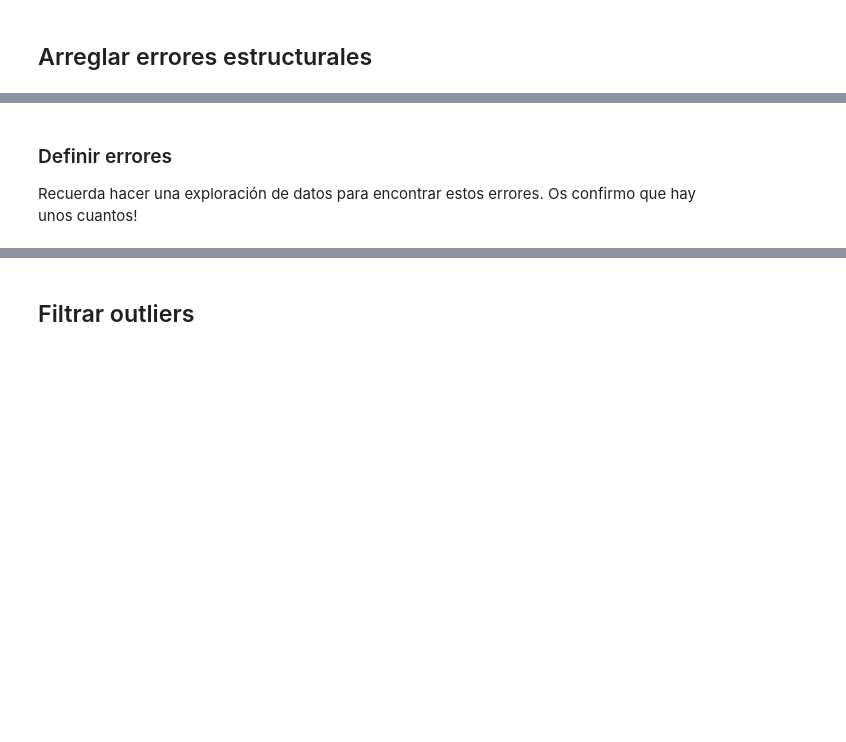
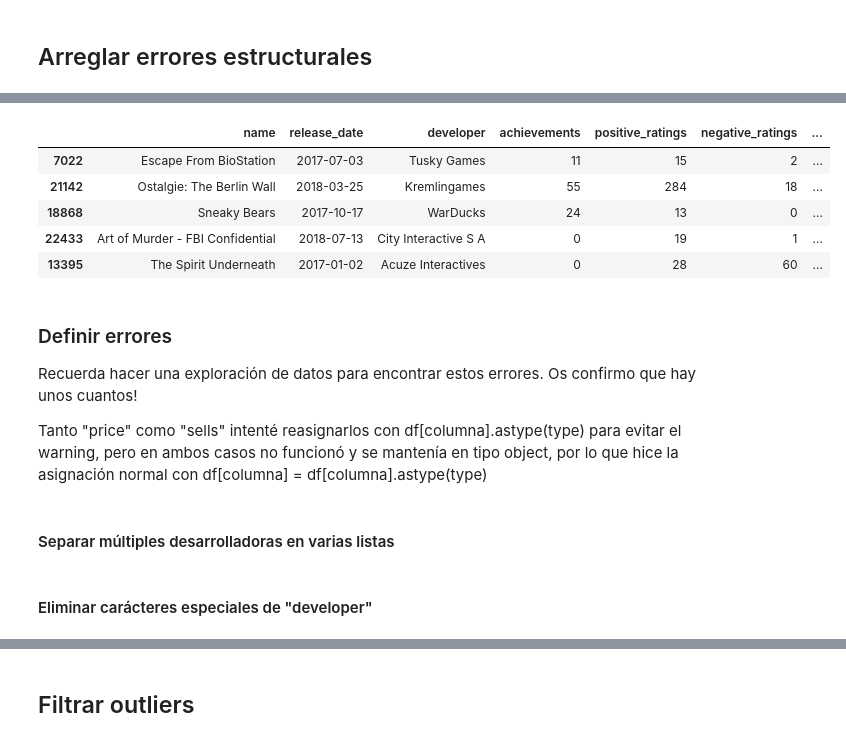
Before and after one commit to Facusc16/introduccion-a-la-ciencia-de-datos-reto-final, a Jupyter notebook: ProyectofinalVideojuegos.ipynb, the cells around one changed output, grey strips where cells are left out. Saved outputs shown, nothing was run; the diff lists cells and outputs as text; code cells hidden in the pictures; blank space fills up the shorter version.

```diff
--- a/ProyectofinalVideojuegos.ipynb
+++ b/ProyectofinalVideojuegos.ipynb
@@ -103,4 +110,17 @@ Index(['name', 'release_date', 'developer', 'achievements', 'positive_ratings',
+# %%
+df.sample(5)
+# %% [output]
+|  | name | release_date | developer | achievements | positive_ratings | negative_ratings | ... |
+| 7022 | Escape From BioStation | 2017-07-03 | Tusky Games | 11 | 15 | 2 | ... |
+| 21142 | Ostalgie: The Berlin Wall | 2018-03-25 | Kremlingames | 55 | 284 | 18 | ... |
+| 18868 | Sneaky Bears | 2017-10-17 | WarDucks | 24 | 13 | 0 | ... |
+| 22433 | Art of Murder - FBI Confidential | 2018-07-13 | City Interactive S A | 0 | 19 | 1 | ... |
+| 13395 | The Spirit Underneath | 2017-01-02 | Acuze Interactives | 0 | 28 | 60 | ... |
 # %% [markdown]
 ### Definir errores
 
 Recuerda hacer una exploración de datos para encontrar estos errores. Os confirmo que hay unos cuantos!
+
+Tanto "price" como "sells" intenté reasignarlos con df[columna].astype(type) para evitar el warning, pero en ambos casos no funcionó y se mantenía en tipo object, por lo que hice la asignación normal con df[columna] = df[columna].astype(type)
+# %% [markdown]
+#### Separar múltiples desarrolladoras en varias listas
@@ -106,0 +131,2 @@ Recuerda hacer una exploración de datos para encontrar estos errores. Os confir
+# %% [markdown]
+#### Eliminar carácteres especiales de "developer"
```
Also changed, not shown: parts of 39 cells of this notebook.
